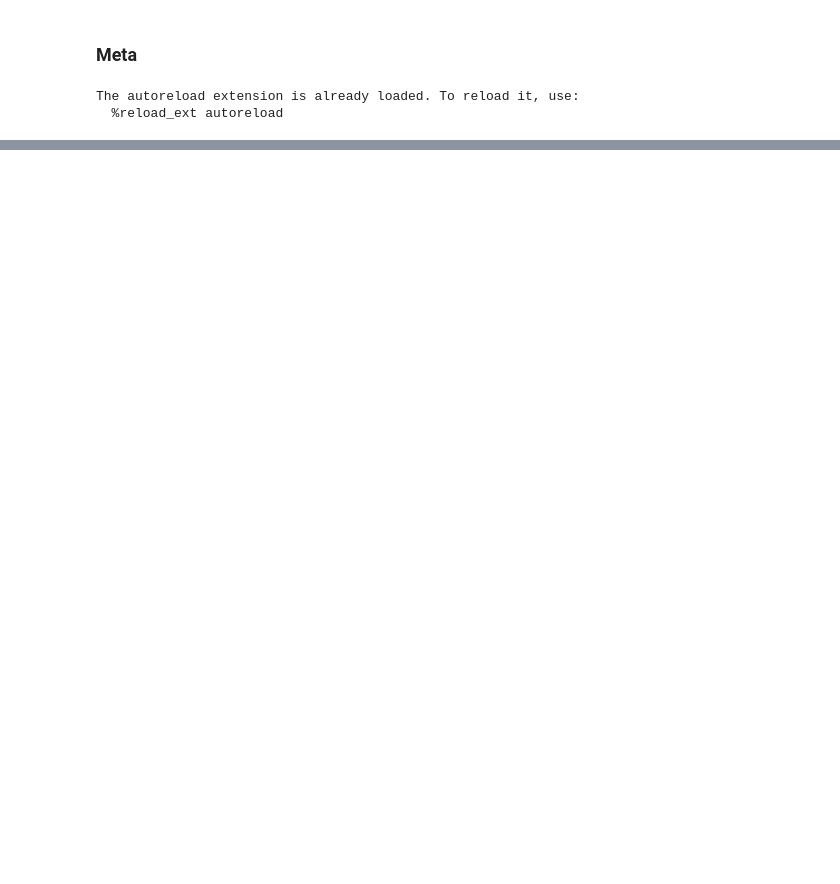
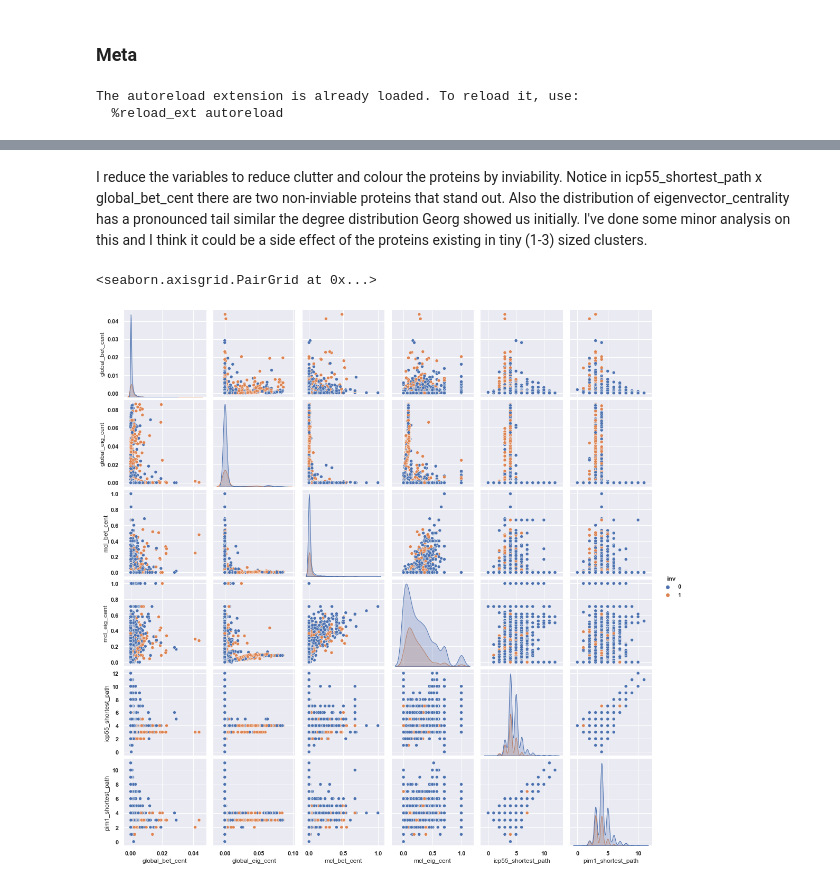
Before and after one commit to jkasimotto/PPI-Network-Analysis, a Jupyter notebook: notebooks/julian_o.ipynb, the cells around one changed output, grey strips where cells are left out. Cells and saved outputs as stored; diff of their text form; code cells hidden in the pictures; blank space fills up the shorter version.

```diff
--- a/notebooks/julian_o.ipynb
+++ b/notebooks/julian_o.ipynb
@@ -65,0 +58,12 @@ lib.cluster.write_to_file(lib.files.make_filepath_to_clusters('top_5_of_largest_
+# %% [markdown]
+I reduce the variables to reduce clutter and colour the proteins by inviability. Notice in icp55_shortest_path x global_bet_cent there are two non-inviable proteins that stand out. Also the distribution of eigenvector_centrality has a pronounced tail similar the degree distribution Georg showed us initially. I've done some minor analysis on this and I think it could be a side effect of the proteins existing in tiny (1-3) sized clusters.
+# %%
+sns.set()
+sns.pairplot(df,
+             vars=['global_bet_cent', 'global_eig_cent', 'mcl_bet_cent', 'mcl_eig_cent', 'icp55_shortest_path', 'pim1_shortest_path'],
+             diag_kind='kde',
+             hue='inv'
+             )
+# %% [output]
+<seaborn.axisgrid.PairGrid at 0x...>
+[figure, added]
```
Also changed, not shown: parts of 18 cells of this notebook, 19 other files.
